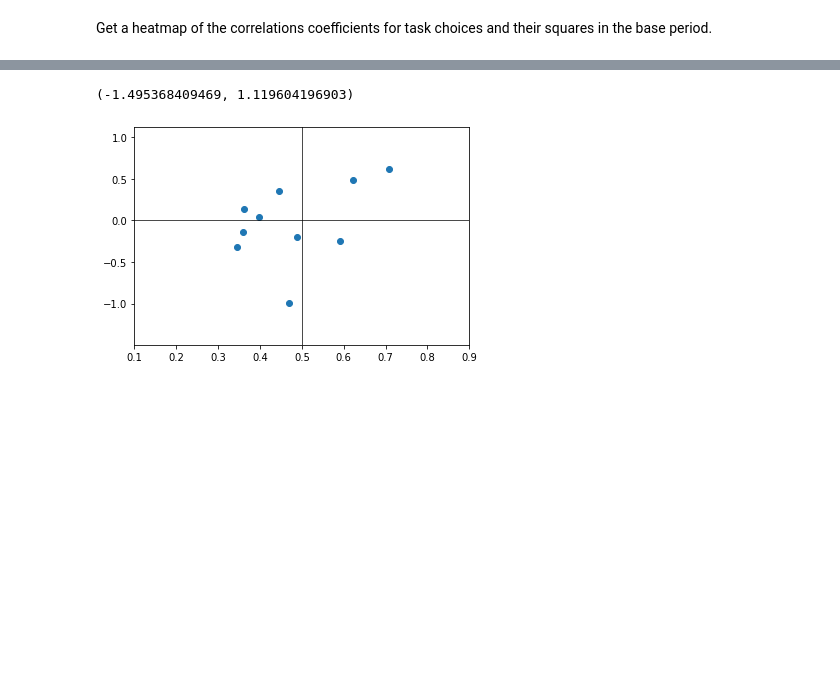
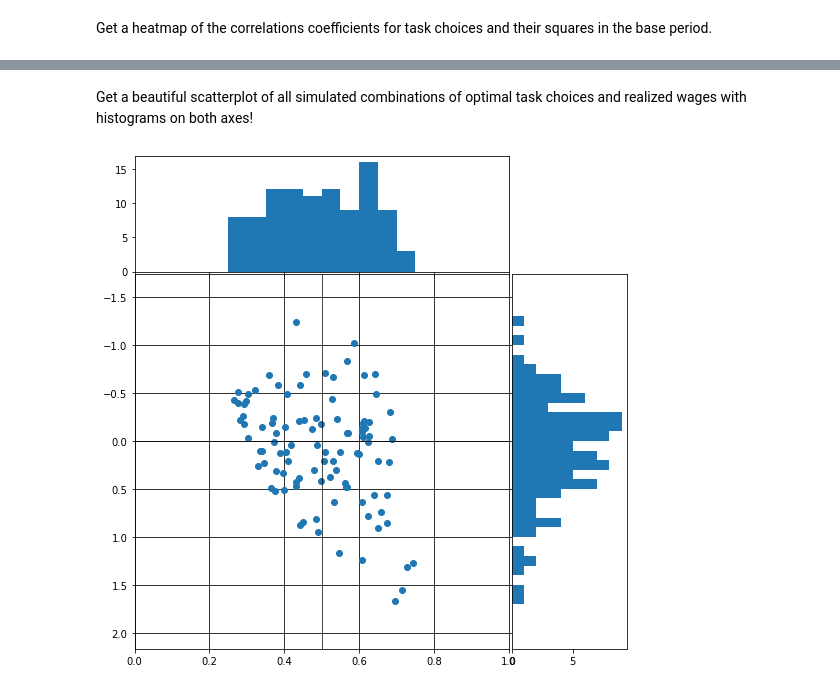
Before and after one commit to DaLueke/estimating_skill_prices, a Jupyter notebook: MC_simulation/simulation.ipynb, the cells around one changed output, grey strips where cells are left out. Drawn from its saved outputs; the diff is of its cells as text; code cells hidden in the pictures; blank space fills up the shorter version.

```diff
--- a/MC_simulation/simulation.ipynb
+++ b/MC_simulation/simulation.ipynb
@@ -198,17 +196,63 @@ Plot optimal task choices against realized wages for an imporession of the simul
-# %%
-# task choices in t=0
-choices = sim_data.loc[idx[0, :], "lambda"].values
-
-# wages in t = 0
-wages = sim_data.loc[idx[0, :], "wage"].values
-
-# scatterplot simulated data
-plt.scatter(choices, wages)
-plt.plot([0.1, 0.9], [0, 0], color='black', lw=.7)
-plt.xlim(.1, .9)
-
-plt.plot([0.5, 0.5], [wages.min()-0.5, wages.max()+0.5], color='black', lw=.7)
-plt.ylim(wages.min()-0.5, wages.max()+0.5)
-# %% [output]
-(-1.495368409469, 1.119604196903)
-[figure, removed]
+# %% [markdown]
+Get a beautiful scatterplot of all simulated combinations of optimal task choices and realized wages with histograms on both axes!
+# %%
+choices = sim_data.loc[idx[0, :], "lambda"].values
+wages = sim_data.loc[idx[0, :], "wage"].values
+
+
+def scatter_hist(x, y, ax, ax_histx, ax_histy):
+    # no labels
+    ax_histx.tick_params(axis="x", labelbottom=False)
+    ax_histy.tick_params(axis="y", labelleft=False)
+
+    # the scatter plot:
+    ax.scatter(x, y)
+
+    # now determine nice limits by hand:
+    binwidth = 0.1
+    xymax = max(np.max(np.abs(x)), np.max(np.abs(y)))
+    lim = (int(xymax/binwidth) + 1) * binwidth
+
+    xbins = np.arange(0, lim + binwidth, binwidth/2)
+    ybins = np.arange(-lim, lim + binwidth, binwidth)
+
+    ax_histx.hist(x, bins=xbins)
+    ax_histy.hist(y, bins=ybins, orientation='horizontal')
+
+    #ax_vline.plot([0.5, 0.5], [-lim, lim], color='black', lw=.7)
+
+
+
+# definitions for the axes
+left, width = 0.1, 0.65
+bottom, height = 0.1, 0.65
+spacing = 0.005
+
+
+rect_scatter = [left, bottom, width, height]
+rect_histx = [left, bottom + height + spacing, width, 0.2]
+rect_histy = [left + width + spacing, bottom, 0.2, height]
+
+# start with a square Figure
+fig = plt.figure(figsize=(8, 8))
+
+ax = fig.add_axes(rect_scatter)
+ax_histx = fig.add_axes(rect_histx, sharex=ax)
+ax_histy = fig.add_axes(rect_histy, sharey=ax)
+
+# use the previously defined function
+scatter_hist(choices, wages, ax, ax_histx, ax_histy)
+
+# vertical line
+ax.plot([0.5, 0.5], [wages.max()+.5, wages .min()-.5], color='black', lw=.7)
+# horizontal line
+ax.plot([0, 1], [0, 0], color='black', lw=.7)
+ax.set_xlim(0,1)
+ax.set_ylim(wages.max()+.5, wages.min()-.5)
+
+
+ax.grid(True)
+plt.savefig("MC_simulation\\FIG\\simulated_data.png", dpi=450)
+plt.show()
+# %% [output]
+[figure, added]
```
Also changed, not shown: parts of 4 cells of this notebook.
